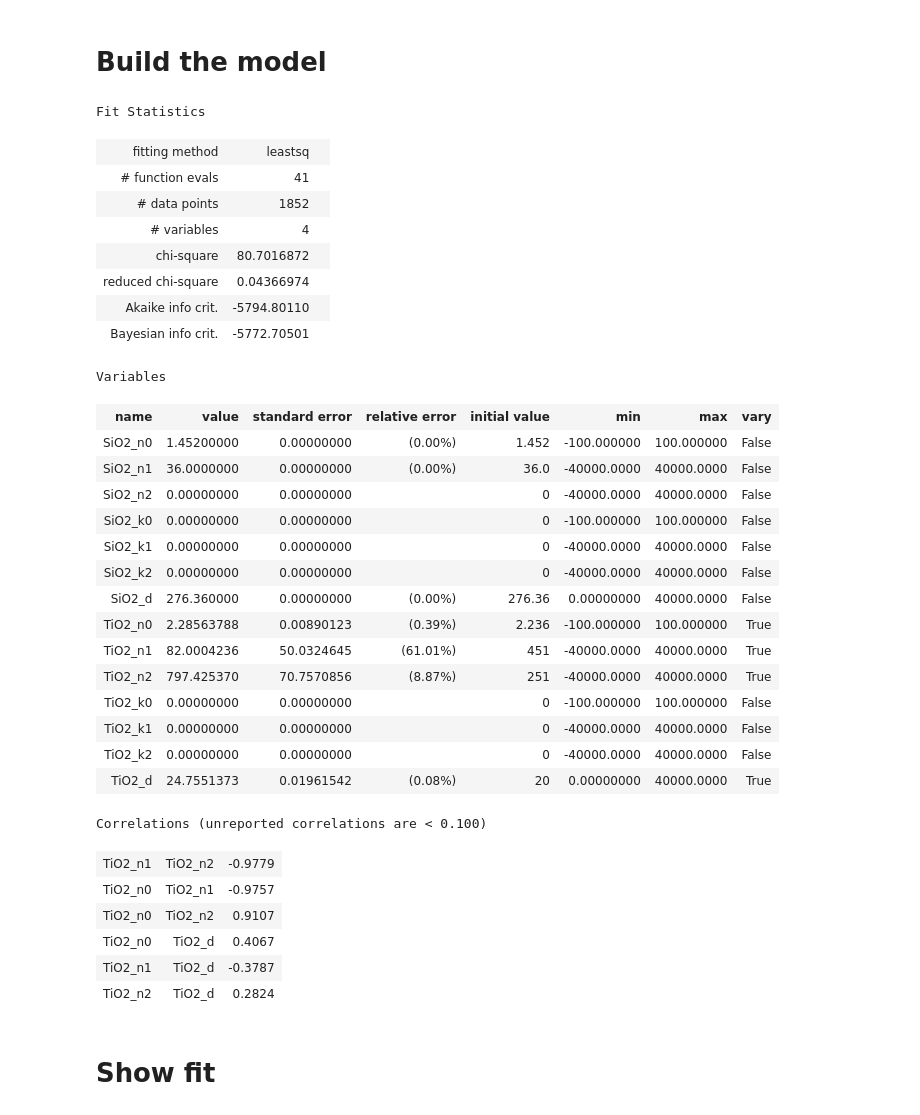
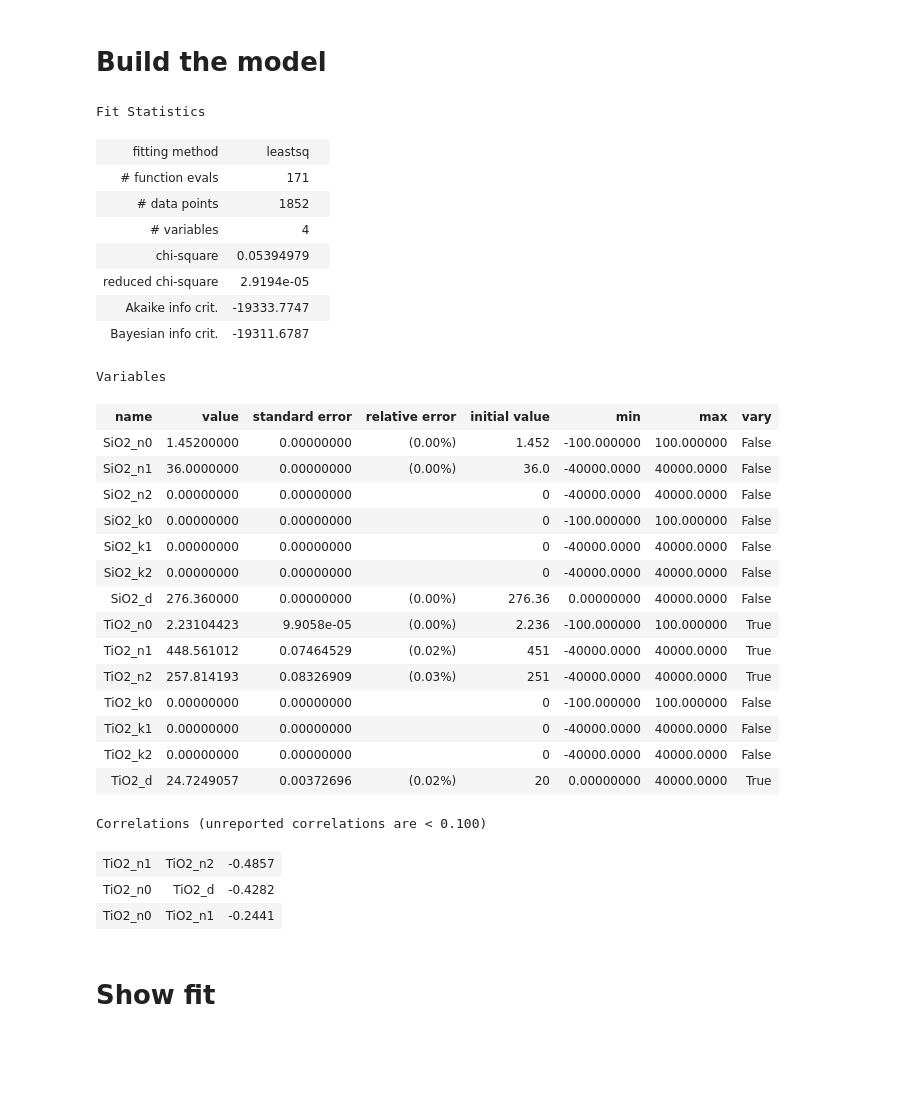
Before and after one commit to PyEllips/pyElli, a Jupyter notebook: examples/TiO2 Fit/TiO2 Multilayerfit.ipynb, the cells around one changed output. Cells and saved outputs as stored; diff of their text form; code cells hidden in the pictures; blank space fills up the shorter version.

```diff
--- a/examples/TiO2 Fit/TiO2 Multilayerfit.ipynb
+++ b/examples/TiO2 Fit/TiO2 Multilayerfit.ipynb
@@ -59,42 +59,40 @@ params.add('TiO2_k1', value=0, min=-40000, max=40000, vary=False)
 params.add('TiO2_k2', value=0, min=-40000, max=40000, vary=False)
 
 params.add('TiO2_d', value=20, min=0, max=40000, vary=True)
-# %%
-out = minimize(fit_function, params, args=(tss.index.to_numpy(), tss.values[:,0], tss.values[:,1]))
-out
-# %% [output]
-Fit Statistics
-| fitting method | leastsq |  |
-| # function evals | 41 |  |
-| # data points | 1852 |  |
-| # variables | 4 |  |
-| chi-square | 80.7016872 |  |
-| reduced chi-square | 0.04366974 |  |
-| Akaike info crit. | -5794.80110 |  |
-| Bayesian info crit. | -5772.70501 |  |
-Variables
-| name | value | standard error | relative error | initial value | min | max | vary |
-| SiO2_n0 | 1.45200000 | 0.00000000 | (0.00%) | 1.452 | -100.000000 | 100.000000 | False |
-| SiO2_n1 | 36.0000000 | 0.00000000 | (0.00%) | 36.0 | -40000.0000 | 40000.0000 | False |
-| SiO2_n2 | 0.00000000 | 0.00000000 |  | 0 | -40000.0000 | 40000.0000 | False |
-| SiO2_k0 | 0.00000000 | 0.00000000 |  | 0 | -100.000000 | 100.000000 | False |
-| SiO2_k1 | 0.00000000 | 0.00000000 |  | 0 | -40000.0000 | 40000.0000 | False |
-| SiO2_k2 | 0.00000000 | 0.00000000 |  | 0 | -40000.0000 | 40000.0000 | False |
-| SiO2_d | 276.360000 | 0.00000000 | (0.00%) | 276.36 | 0.00000000 | 40000.0000 | False |
-| TiO2_n0 | 2.28563788 | 0.00890123 | (0.39%) | 2.236 | -100.000000 | 100.000000 | True |
-| TiO2_n1 | 82.0004236 | 50.0324645 | (61.01%) | 451 | -40000.0000 | 40000.0000 | True |
-| TiO2_n2 | 797.425370 | 70.7570856 | (8.87%) | 251 | -40000.0000 | 40000.0000 | True |
-| TiO2_k0 | 0.00000000 | 0.00000000 |  | 0 | -100.000000 | 100.000000 | False |
-| TiO2_k1 | 0.00000000 | 0.00000000 |  | 0 | -40000.0000 | 40000.0000 | False |
-| TiO2_k2 | 0.00000000 | 0.00000000 |  | 0 | -40000.0000 | 40000.0000 | False |
-| TiO2_d | 24.7551373 | 0.01961542 | (0.08%) | 20 | 0.00000000 | 40000.0000 | True |
-Correlations (unreported correlations are < 0.100)
-| TiO2_n1 | TiO2_n2 | -0.9779 |
-| TiO2_n0 | TiO2_n1 | -0.9757 |
-| TiO2_n0 | TiO2_n2 | 0.9107 |
-| TiO2_n0 | TiO2_d | 0.4067 |
-| TiO2_n1 | TiO2_d | -0.3787 |
-| TiO2_n2 | TiO2_d | 0.2824 |
+# %%
+ρ = tss.apply(lambda x: np.tan(x[0] * np.pi / 180) * np.exp(-1j * x[1] * np.pi / 180), axis=1)
+out = minimize(fit_function, params, args=(ρ.index.to_numpy(), ρ.values.real, ρ.values.imag), method='leastsq')
+out
+# %% [output]
+Fit Statistics
+| fitting method | leastsq |  |
+| # function evals | 171 |  |
+| # data points | 1852 |  |
+| # variables | 4 |  |
+| chi-square | 0.05394979 |  |
+| reduced chi-square | 2.9194e-05 |  |
+| Akaike info crit. | -19333.7747 |  |
+| Bayesian info crit. | -19311.6787 |  |
+Variables
+| name | value | standard error | relative error | initial value | min | max | vary |
+| SiO2_n0 | 1.45200000 | 0.00000000 | (0.00%) | 1.452 | -100.000000 | 100.000000 | False |
+| SiO2_n1 | 36.0000000 | 0.00000000 | (0.00%) | 36.0 | -40000.0000 | 40000.0000 | False |
+| SiO2_n2 | 0.00000000 | 0.00000000 |  | 0 | -40000.0000 | 40000.0000 | False |
+| SiO2_k0 | 0.00000000 | 0.00000000 |  | 0 | -100.000000 | 100.000000 | False |
+| SiO2_k1 | 0.00000000 | 0.00000000 |  | 0 | -40000.0000 | 40000.0000 | False |
+| SiO2_k2 | 0.00000000 | 0.00000000 |  | 0 | -40000.0000 | 40000.0000 | False |
+| SiO2_d | 276.360000 | 0.00000000 | (0.00%) | 276.36 | 0.00000000 | 40000.0000 | False |
+| TiO2_n0 | 2.23104423 | 9.9058e-05 | (0.00%) | 2.236 | -100.000000 | 100.000000 | True |
+| TiO2_n1 | 448.561012 | 0.07464529 | (0.02%) | 451 | -40000.0000 | 40000.0000 | True |
+| TiO2_n2 | 257.814193 | 0.08326909 | (0.03%) | 251 | -40000.0000 | 40000.0000 | True |
+| TiO2_k0 | 0.00000000 | 0.00000000 |  | 0 | -100.000000 | 100.000000 | False |
+| TiO2_k1 | 0.00000000 | 0.00000000 |  | 0 | -40000.0000 | 40000.0000 | False |
+| TiO2_k2 | 0.00000000 | 0.00000000 |  | 0 | -40000.0000 | 40000.0000 | False |
+| TiO2_d | 24.7249057 | 0.00372696 | (0.02%) | 20 | 0.00000000 | 40000.0000 | True |
+Correlations (unreported correlations are < 0.100)
+| TiO2_n1 | TiO2_n2 | -0.4857 |
+| TiO2_n0 | TiO2_d | -0.4282 |
+| TiO2_n0 | TiO2_n1 | -0.2441 |
 # %% [markdown]
 # Show fit
 # %%
```
Also changed, not shown: parts of 3 cells of this notebook, 5 other files.
